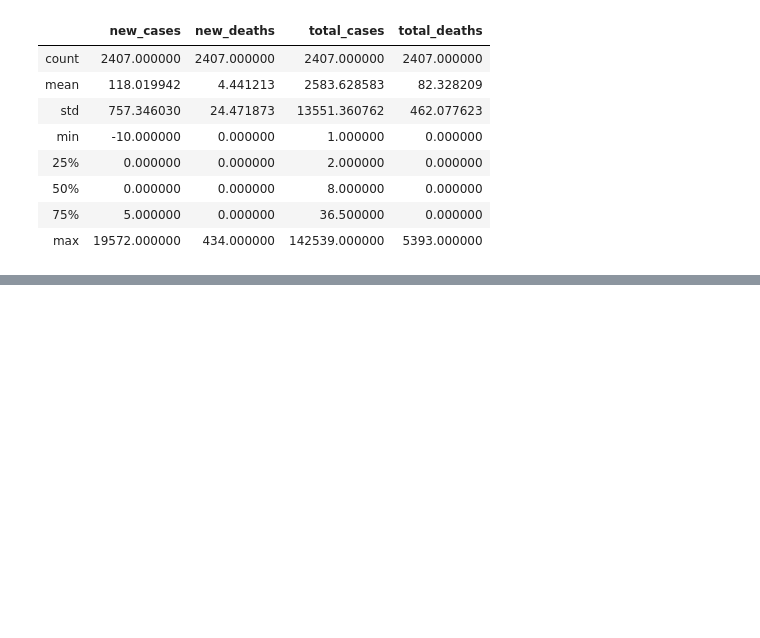
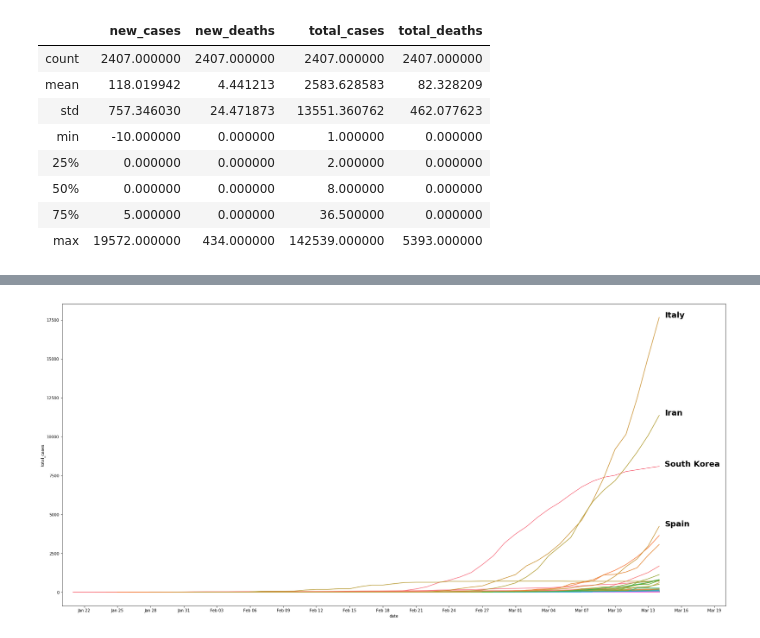
Before and after one commit to MohammedAlawami/corona-data-challenge, a Jupyter notebook: coronavirus_analysis.ipynb, the cells around one changed output, grey strips where cells are left out. Drawn from its saved outputs; the diff is of its cells as text; code cells hidden in the pictures; blank space fills up the shorter version.

```diff
--- a/coronavirus_analysis.ipynb
+++ b/coronavirus_analysis.ipynb
@@ -125,0 +167,17 @@ ax = sns.lineplot(x="date", y="total_cases", hue="location", legend=False,  data
+# %%
+plt.figure(figsize = (30, 14))
+
+
+ax = sns.lineplot(x="date", y="total_cases", hue="location", legend=False,  data=no_china_dataset)
+
+ax.xaxis_date()
+ax.xaxis.set_major_locator(mdates.DayLocator(interval=3))
+ax.xaxis.set_major_formatter(DateFormatter('%b %d'))
+
+ax.set_xlim([no_china_dataset.date.min() - datetime.timedelta(days=1), no_china_dataset.date.max() + datetime.timedelta(days=6)])
+
+
+for line in range(0,highest_countries.shape[0]):
+     ax.text(highest_countries.date[line] + datetime.timedelta(days=0.5), highest_countries.total_cases[line], highest_countries.location[line], horizontalalignment='left', size='20', color='black', weight='bold')
+# %% [output]
+[figure, added]
```
Also changed, not shown: parts of 14 cells of this notebook.
